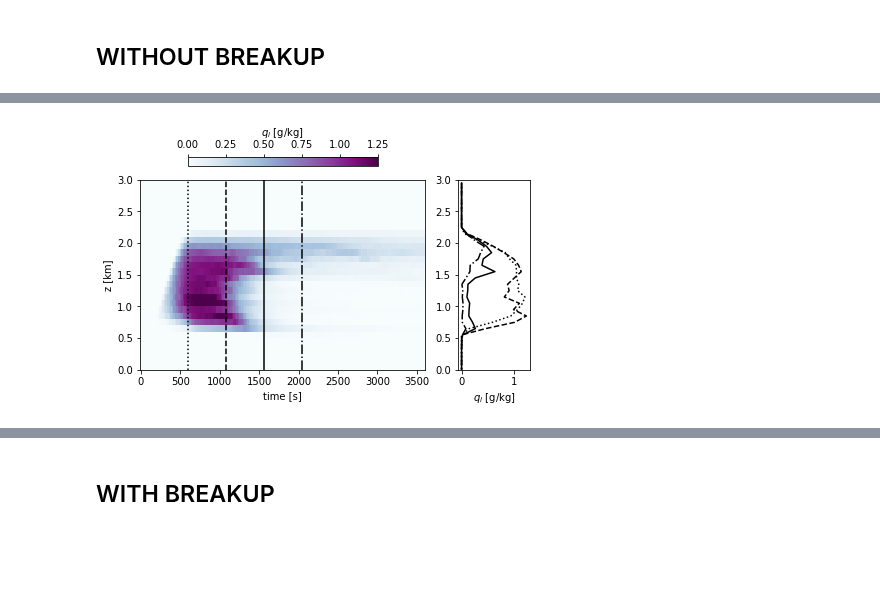
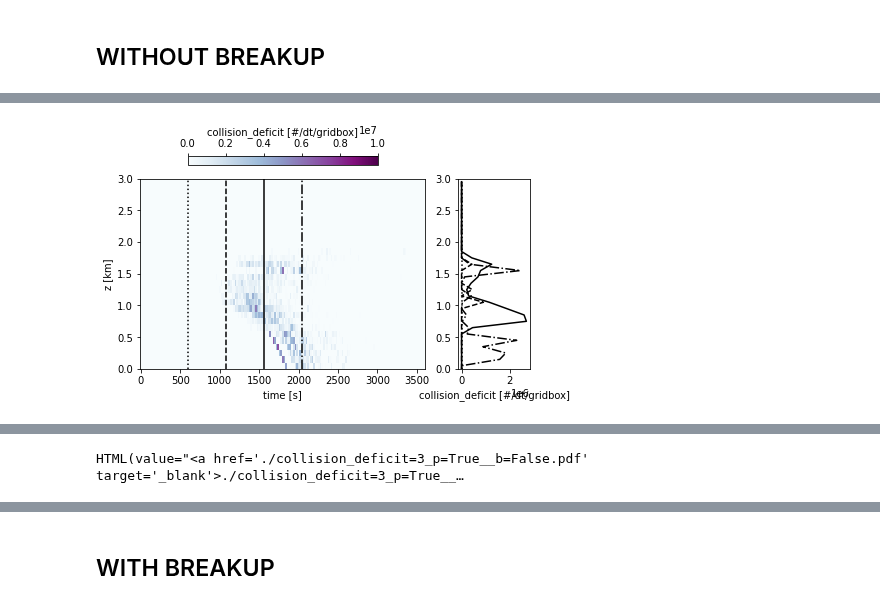
Before and after one commit to slayoo/PySDM-examples, a Jupyter notebook: PySDM_examples/deJong_Mackay_2022/rainshaft_1D.ipynb, the cells around one changed output, grey strips where cells are left out. Saved outputs shown, nothing was run; the diff lists cells and outputs as text; code cells hidden in the pictures; blank space fills up the shorter version.

Commit message:
Update deJong_Mackay examples in 0D and 1D, include collision and aerosol rates

```diff
--- a/PySDM_examples/deJong_Mackay_2022/rainshaft_1D.ipynb
+++ b/PySDM_examples/deJong_Mackay_2022/rainshaft_1D.ipynb
@@ -38,6 +112,7 @@ output[key] = Simulation1D(Settings1D(n_sd_per_gridbox=n_sd_per_gridbox,
 # %%
 line={10: ':', 18: '--', 26: '-', 34: '-.'}
-plot1D(var='ql', qlabel='$q_l$ [g/kg]', fname=f'figures/ql_rhow={int(rho_times_w)}_p={precip}_b={breakup}.pdf',
-    output=output[f'rhow={int(rho_times_w)}.0_p={precip}_b={breakup}'],vmin=0.0,vmax=1.0,line=line,cmax=1.25)
+breakup = False
+plot1D(var='collision_deficit', qlabel='collision_deficit [#/dt/gridbox]', fname=f'figures/collision_deficit={int(rho_times_w)}_p={precip}__b={breakup}.pdf',
+    output=output[f'rhow={int(rho_times_w)}.0_p={precip}_b={breakup}'],vmin=0.0,vmax=20.0,line=line,cmax=1e7)
 # %% [output]
-[figure, old version]
+[figure, new version]
@@ -45,2 +119,3 @@ plot1D(var='ql', qlabel='$q_l$ [g/kg]', fname=f'figures/ql_rhow={int(rho_times_w
+HTML(value="<a href='./collision_deficit=3_p=True__b=False.pdf' target='_blank'>./collision_deficit=3_p=True__…
 # %%
 line={10: ':', 18: '--', 26: '-', 34: '-.'}
```
Also changed, not shown: parts of 33 cells of this notebook, 35 other files.
